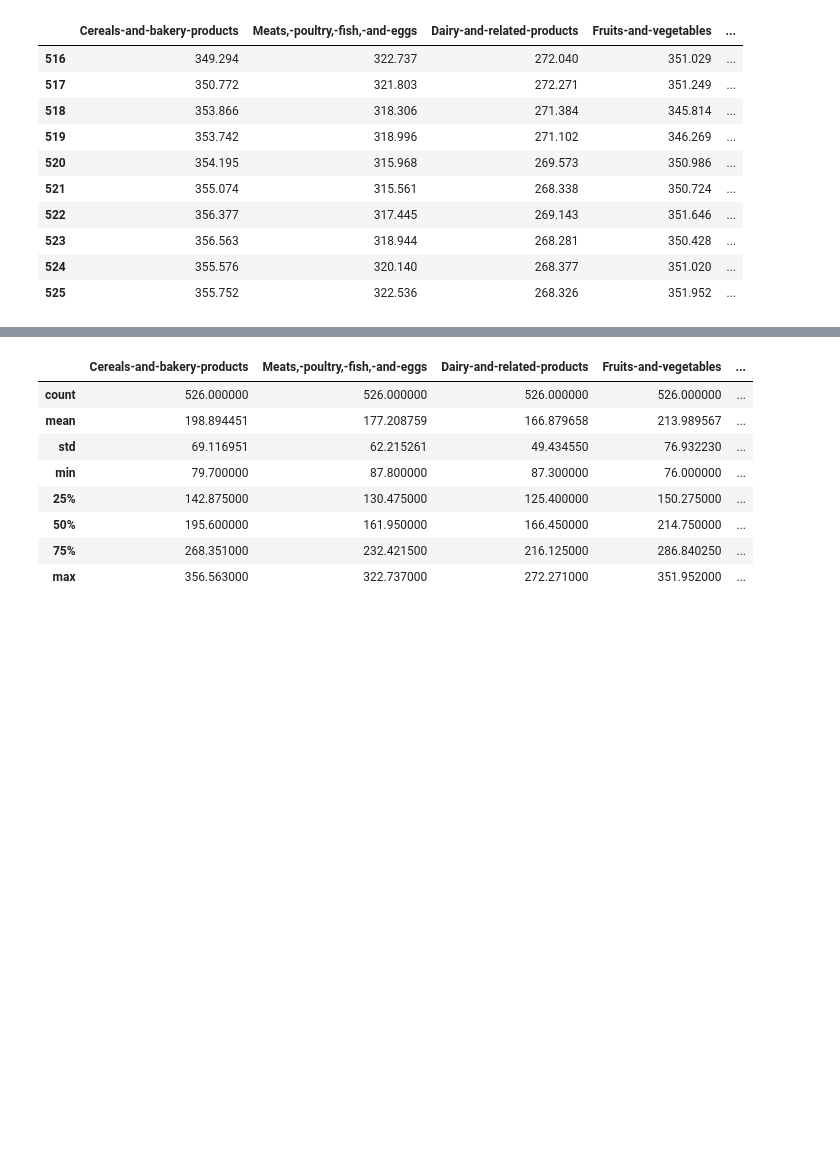
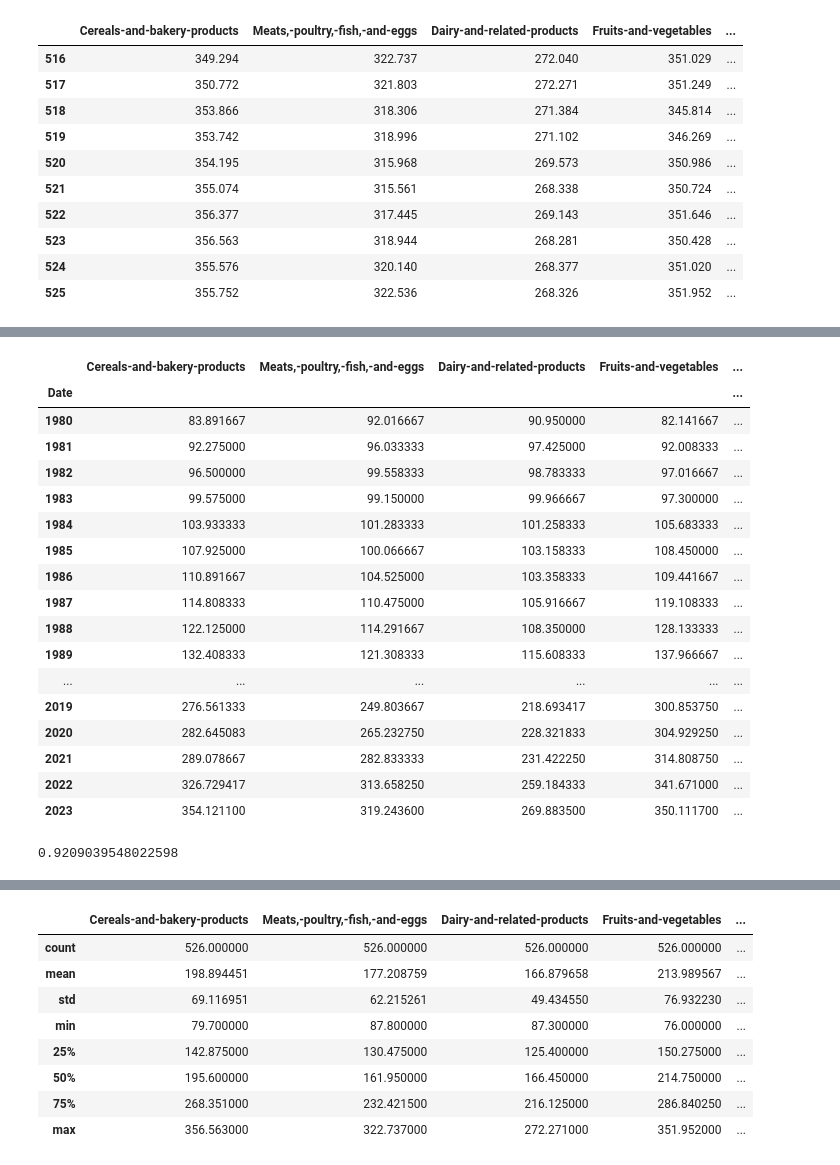
Before and after one commit to MrGoots/MachineLearning_Project, a Jupyter notebook: htmlRead_scalerTest.ipynb, the cells around one changed output, grey strips where cells are left out. Saved outputs shown, nothing was run; the diff lists cells and outputs as text; code cells hidden in the pictures; blank space fills up the shorter version.

```diff
--- a/htmlRead_scalerTest.ipynb
+++ b/htmlRead_scalerTest.ipynb
@@ -29,0 +59,28 @@ testData.tail(10)
+# %%
+testData['Date'] = pd.to_datetime(testData['Date'])
+# %%
+yearGrp = testData.groupby(testData.Date.dt.year).mean()
+yearGrp
+# %% [output]
+|  | Cereals-and-bakery-products | Meats,-poultry,-fish,-and-eggs | Dairy-and-related-products | Fruits-and-vegetables | ... |
+| Date |  |  |  |  | ... |
+| 1980 | 83.891667 | 92.016667 | 90.950000 | 82.141667 | ... |
+| 1981 | 92.275000 | 96.033333 | 97.425000 | 92.008333 | ... |
+| 1982 | 96.500000 | 99.558333 | 98.783333 | 97.016667 | ... |
+| 1983 | 99.575000 | 99.150000 | 99.966667 | 97.300000 | ... |
+| 1984 | 103.933333 | 101.283333 | 101.258333 | 105.683333 | ... |
+| 1985 | 107.925000 | 100.066667 | 103.158333 | 108.450000 | ... |
+| 1986 | 110.891667 | 104.525000 | 103.358333 | 109.441667 | ... |
+| 1987 | 114.808333 | 110.475000 | 105.916667 | 119.108333 | ... |
+| 1988 | 122.125000 | 114.291667 | 108.350000 | 128.133333 | ... |
+| 1989 | 132.408333 | 121.308333 | 115.608333 | 137.966667 | ... |
+| ... | ... | ... | ... | ... | ... |
+| 2019 | 276.561333 | 249.803667 | 218.693417 | 300.853750 | ... |
+| 2020 | 282.645083 | 265.232750 | 228.321833 | 304.929250 | ... |
+| 2021 | 289.078667 | 282.833333 | 231.422250 | 314.808750 | ... |
+| 2022 | 326.729417 | 313.658250 | 259.184333 | 341.671000 | ... |
+| 2023 | 354.121100 | 319.243600 | 269.883500 | 350.111700 | ... |
+# %%
+326/354
+# %% [output]
+0.9209039548022598
```
Also changed, not shown: parts of 5 cells of this notebook, 1 other file.
